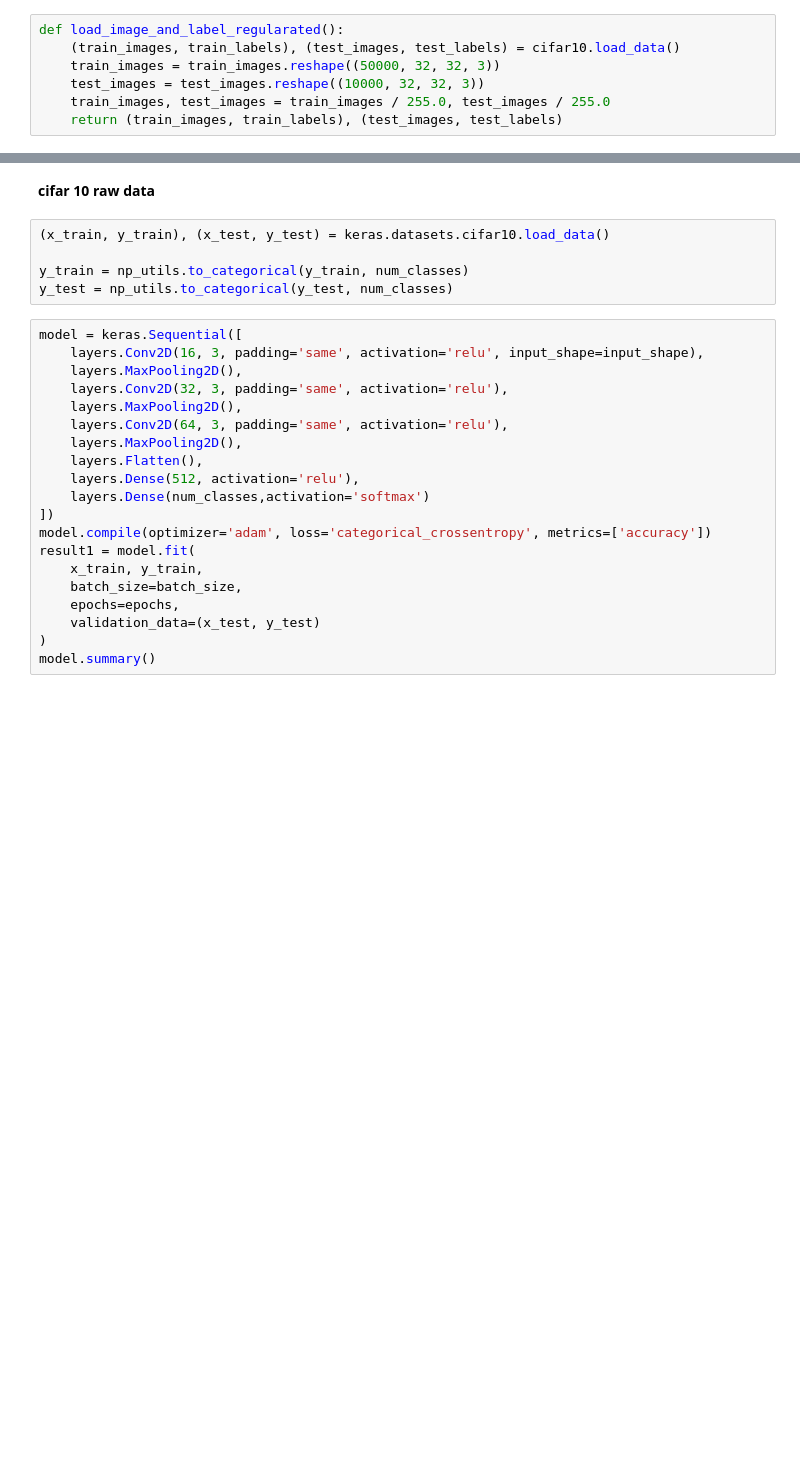
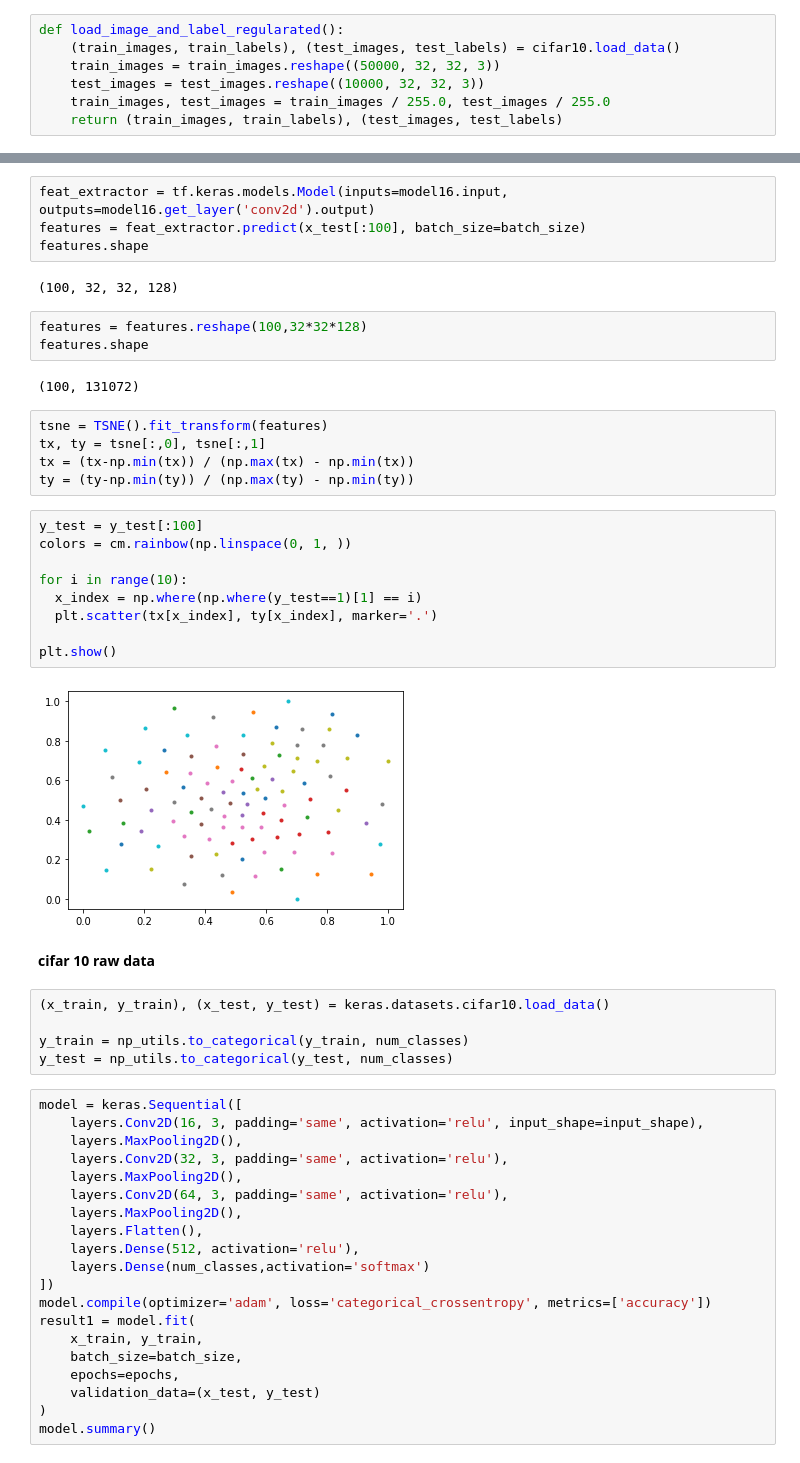
Before and after one commit to bjih1999/cifar_img_classify_project, a Jupyter notebook: plz.ipynb, the cells around one changed output, grey strips where cells are left out. Drawn from its saved outputs; the diff is of its cells as text; blank space fills up the shorter version.

```diff
--- a/plz.ipynb
+++ b/plz.ipynb
@@ -49,3 +116,30 @@ batch_size = 512
+# %%
+feat_extractor = tf.keras.models.Model(inputs=model16.input, outputs=model16.get_layer('conv2d').output)
+features = feat_extractor.predict(x_test[:100], batch_size=batch_size)
+features.shape
+# %% [output]
+(100, 32, 32, 128)
+# %%
+features = features.reshape(100,32*32*128)
+features.shape
+# %% [output]
+(100, 131072)
+# %%
+tsne = TSNE().fit_transform(features)
+tx, ty = tsne[:,0], tsne[:,1]
+tx = (tx-np.min(tx)) / (np.max(tx) - np.min(tx))
+ty = (ty-np.min(ty)) / (np.max(ty) - np.min(ty))
+# %%
+y_test = y_test[:100]
+colors = cm.rainbow(np.linspace(0, 1, ))
+
+for i in range(10):
+  x_index = np.where(np.where(y_test==1)[1] == i)
+  plt.scatter(tx[x_index], ty[x_index], marker='.')
+
+plt.show()
+# %% [output]
+[figure, added]
 # %% [markdown]
 **cifar 10 raw data**
 # %%
```
Also changed, not shown: parts of 50 cells of this notebook.
